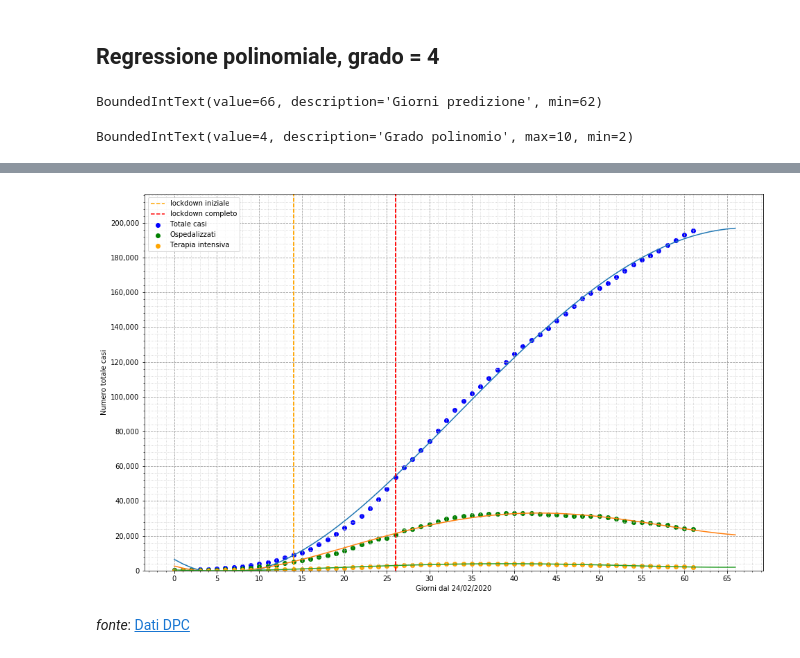
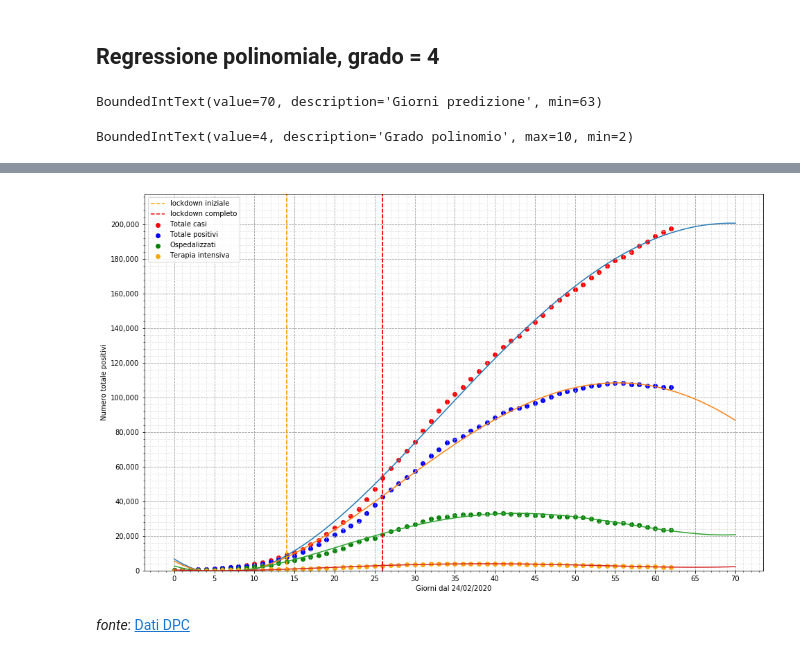
Before and after one commit to iosand71/covid19, a Jupyter notebook: covid19-italia.ipynb, the cells around one changed output, grey strips where cells are left out. Drawn from its saved outputs; the diff is of its cells as text; code cells hidden in the pictures.

```diff
--- a/covid19-italia.ipynb
+++ b/covid19-italia.ipynb
@@ -376,9 +376,11 @@ plt.rcParams['figure.figsize'] = [16, 10]
 
 # Regression analysis
 def regression(order):
-    global poly, poly2, poly3
+    global poly, poly1, poly2, poly3
     coefficients = np.polyfit(x.values, data.totale_casi.values, order)
     poly = np.poly1d(coefficients)
+    coefficients1 = np.polyfit(x.values, data.totale_positivi.values, order)
+    poly1 = np.poly1d(coefficients1)
     coefficients2 = np.polyfit(x.values, data.totale_ospedalizzati.values, order)
     poly2 = np.poly1d(coefficients2)
     coefficients3 = np.polyfit(x.values, data.terapia_intensiva.values, order)
@@ -392,17 +394,19 @@ def draw_predictions():
     display(order_slider)
     regression(order)
     fmt_plot(plt.gca(), 20000)
-    plt.ylabel("Numero totale casi")
+    plt.ylabel("Numero totale positivi")
     plt.ylim(1, 150000)
     pred_x = np.linspace(0, days_range, days_range)
-    plt_scatter = plt.scatter(x,data.totale_casi,label="Totale casi", color="blue")
+    plt_scatter = plt.scatter(x,data.totale_casi,label="Totale casi", color="red")
+    plt_scatter1 = plt.scatter(x,data.totale_positivi,label="Totale positivi", color="blue")
     plt_scatter2 = plt.scatter(x,data.totale_ospedalizzati, label="Ospedalizzati", color="green")
     plt_scatter3 = plt.scatter(x,data.terapia_intensiva, label="Terapia intensiva", color="orange")
     # plt_exp = plt.plot(pred_x, np.exp(y_fit), label="Regressione esponenziale")
     plt_poly = plt.plot(pred_x, poly(pred_x))
+    plt_poly1 = plt.plot(pred_x, poly1(pred_x))
     plt_poly2 = plt.plot(pred_x, poly2(pred_x))
     plt_poly3 = plt.plot(pred_x, poly3(pred_x))
-    plt.ylim(0,poly(pred_x).max().item() * 1.1)
+    plt.ylim(0,data.totale_casi.max().item() * 1.1)
     plt.axvline(x=14, color="orange", label="lockdown iniziale", linestyle="--")
     plt.axvline(x=26, color="red", label="lockdown completo", linestyle="--")
     handles, labels = plt.gca().get_legend_handles_labels()
@@ -444,5 +448,5 @@ order_slider.observe(order_handler,'value')
 draw_predictions()
 display(output2)
 # %% [output]
-BoundedIntText(value=66, description='Giorni predizione', min=62)
+BoundedIntText(value=70, description='Giorni predizione', min=63)
 BoundedIntText(value=4, description='Grado polinomio', max=10, min=2)
@@ -450,3 +453,3 @@ BoundedIntText(value=4, description='Grado polinomio', max=10, min=2)
-[figure, old version]
+[figure, new version]
 # %% [markdown]
 *fonte*: [Dati DPC](https://github.com/pcm-dpc/COVID-19/blob/master/dati-andamento-nazionale/dpc-covid19-ita-andamento-nazionale.csv)
```
Also changed, not shown: parts of 5 cells of this notebook, 1 other file.
